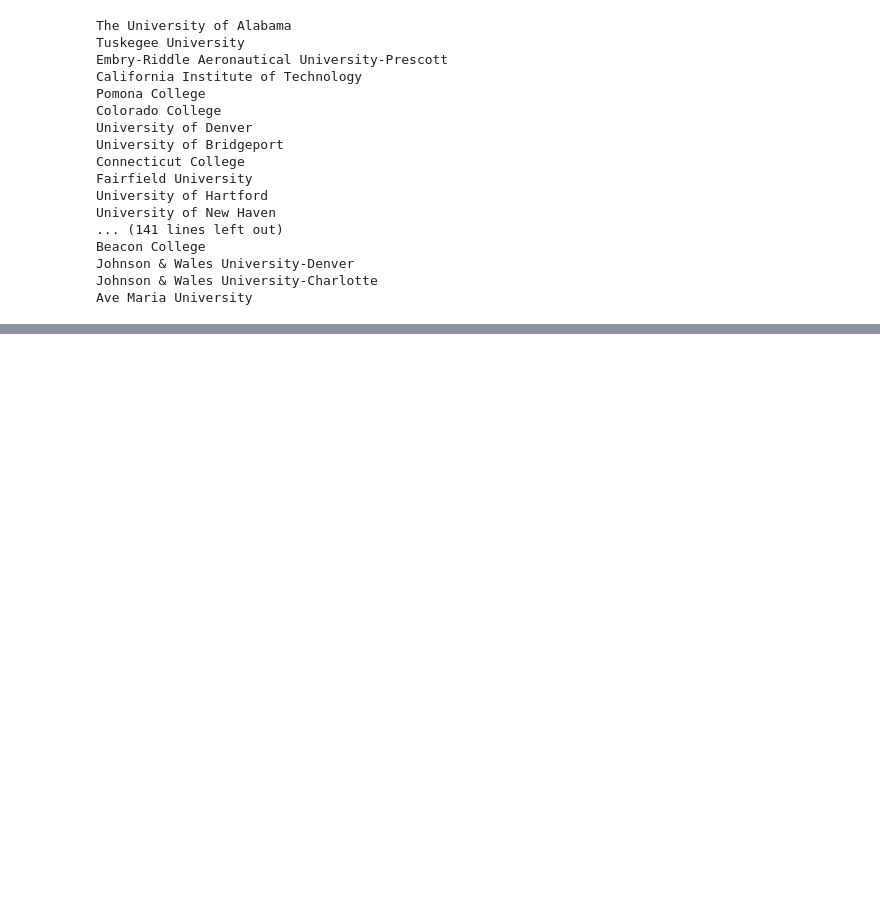
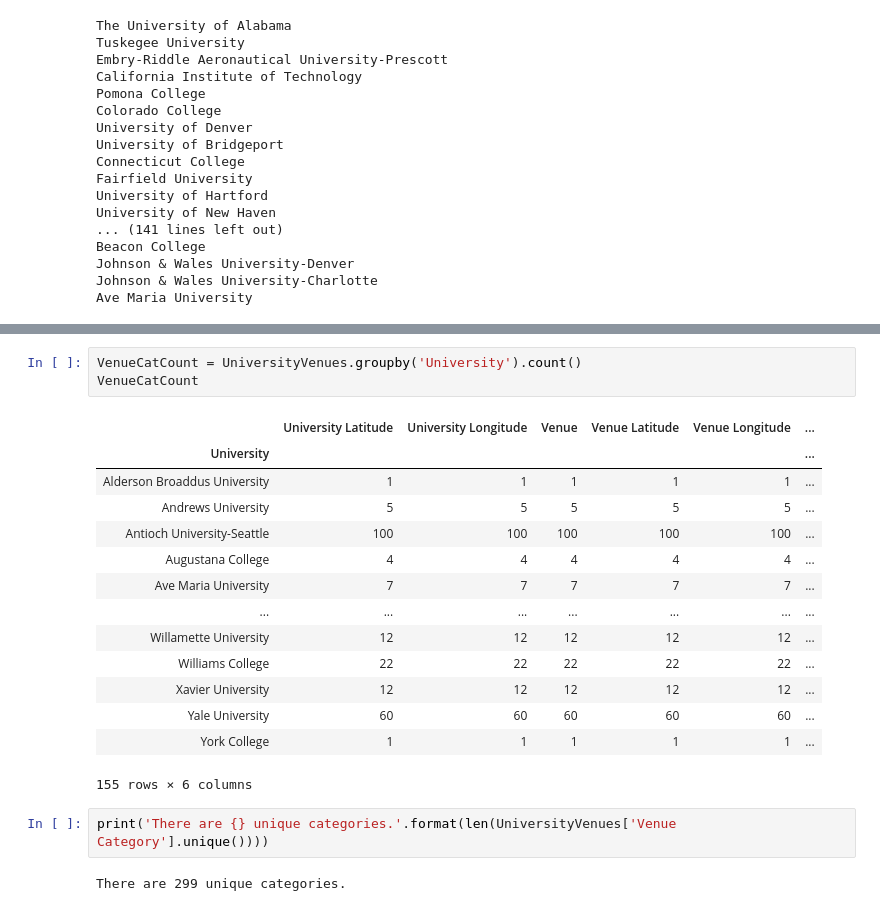
Before and after one commit to StevieDrew/DataScienceCapstone, a Jupyter notebook: University-Venues.ipynb, the cells around one changed output, grey strips where cells are left out. Cells and saved outputs as stored; diff of their text form; blank space fills up the shorter version.

```diff
--- a/University-Venues.ipynb
+++ b/University-Venues.ipynb
@@ -160,0 +188,22 @@ UniversityVenues.shape
+# %%
+VenueCatCount = UniversityVenues.groupby('University').count()
+VenueCatCount
+# %% [output]
+|  | University Latitude | University Longitude | Venue | Venue Latitude | Venue Longitude | ... |
+| University |  |  |  |  |  | ... |
+| Alderson Broaddus University | 1 | 1 | 1 | 1 | 1 | ... |
+| Andrews University | 5 | 5 | 5 | 5 | 5 | ... |
+| Antioch University-Seattle | 100 | 100 | 100 | 100 | 100 | ... |
+| Augustana College | 4 | 4 | 4 | 4 | 4 | ... |
+| Ave Maria University | 7 | 7 | 7 | 7 | 7 | ... |
+| ... | ... | ... | ... | ... | ... | ... |
+| Willamette University | 12 | 12 | 12 | 12 | 12 | ... |
+| Williams College | 22 | 22 | 22 | 22 | 22 | ... |
+| Xavier University | 12 | 12 | 12 | 12 | 12 | ... |
+| Yale University | 60 | 60 | 60 | 60 | 60 | ... |
+| York College | 1 | 1 | 1 | 1 | 1 | ... |
+155 rows × 6 columns
+# %%
+print('There are {} unique categories.'.format(len(UniversityVenues['Venue Category'].unique())))
+# %% [output]
+There are 299 unique categories.
```
Also changed, not shown: parts of 27 cells of this notebook.
